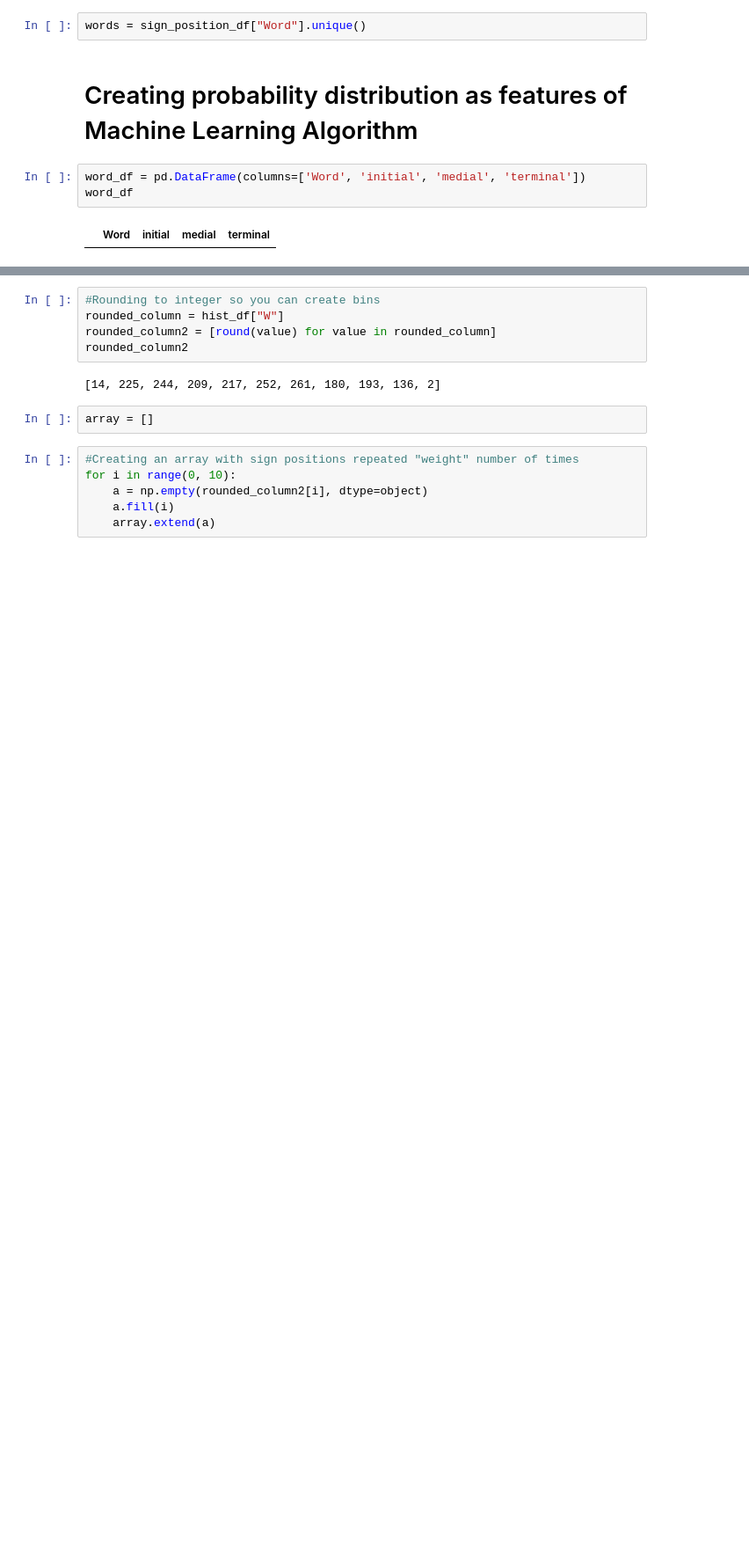
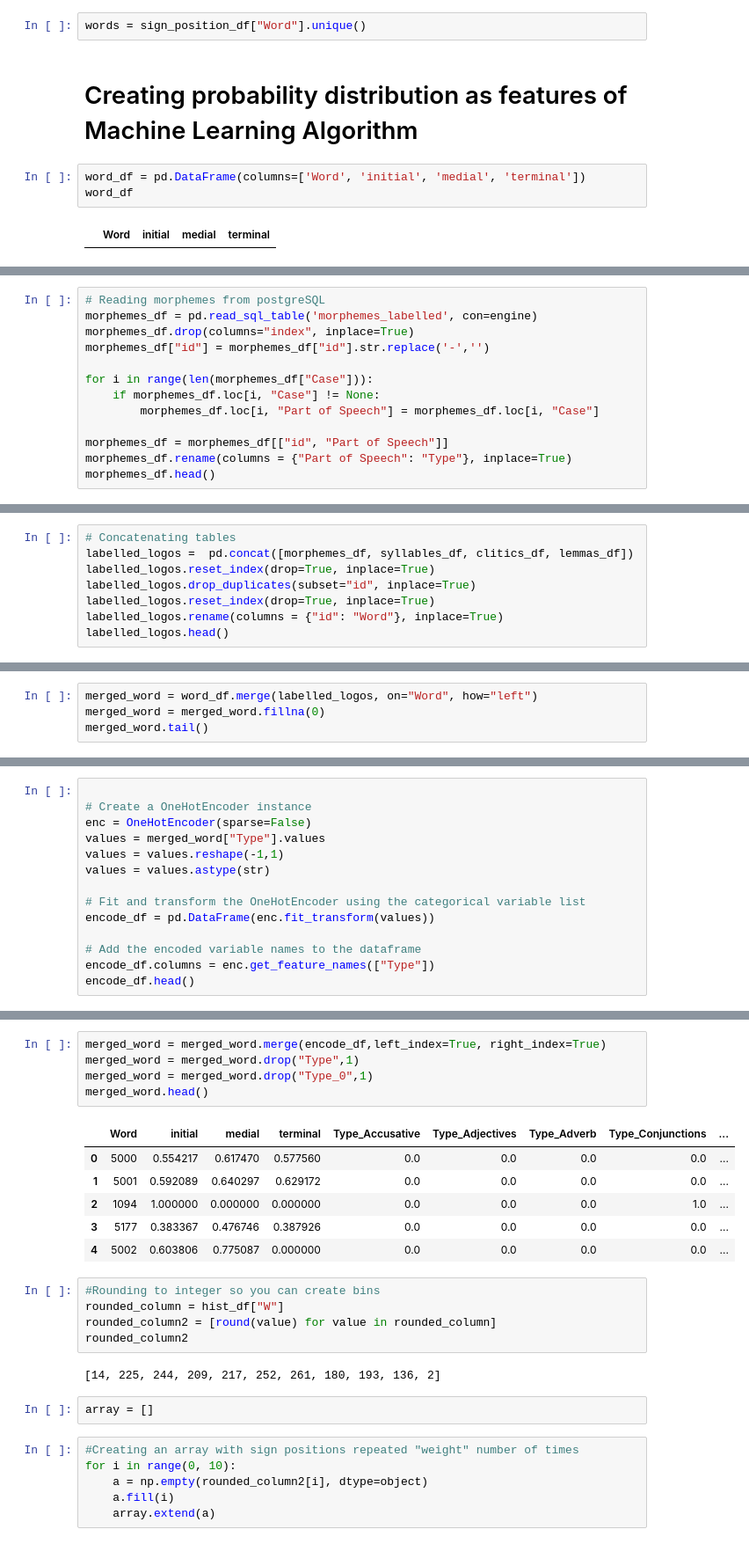
Before and after one commit to Kee2u/Deciphering_the_Indus_Valley_Script, a Jupyter notebook: Statistical_Analysis/Histogram_Probability_Distribution.ipynb, the cells around one changed output, grey strips where cells are left out. Shown at 88% size. Drawn from its saved outputs; the diff is of its cells as text; blank space fills up the shorter version.

```diff
--- a/Statistical_Analysis/Histogram_Probability_Distribution.ipynb
+++ b/Statistical_Analysis/Histogram_Probability_Distribution.ipynb
@@ -177,0 +235,13 @@ clitics_df.head()
+# %%
+# Reading morphemes from postgreSQL
+morphemes_df = pd.read_sql_table('morphemes_labelled', con=engine)
+morphemes_df.drop(columns="index", inplace=True)
+morphemes_df["id"] = morphemes_df["id"].str.replace('-','')
+
+for i in range(len(morphemes_df["Case"])):
+    if morphemes_df.loc[i, "Case"] != None:
+        morphemes_df.loc[i, "Part of Speech"] = morphemes_df.loc[i, "Case"]
+
+morphemes_df = morphemes_df[["id", "Part of Speech"]]
+morphemes_df.rename(columns = {"Part of Speech": "Type"}, inplace=True)
+morphemes_df.head()
@@ -177,0 +255,8 @@ clitics_df.head()
+# %%
+# Concatenating tables
+labelled_logos =  pd.concat([morphemes_df, syllables_df, clitics_df, lemmas_df])
+labelled_logos.reset_index(drop=True, inplace=True)
+labelled_logos.drop_duplicates(subset="id", inplace=True)
+labelled_logos.reset_index(drop=True, inplace=True)
+labelled_logos.rename(columns = {"id": "Word"}, inplace=True)
+labelled_logos.head()
@@ -177,0 +270,4 @@ clitics_df.head()
+# %%
+merged_word = word_df.merge(labelled_logos, on="Word", how="left")
+merged_word = merged_word.fillna(0)
+merged_word.tail()
@@ -177,0 +281,14 @@ clitics_df.head()
+# %%
+
+# Create a OneHotEncoder instance
+enc = OneHotEncoder(sparse=False)
+values = merged_word["Type"].values
+values = values.reshape(-1,1)
+values = values.astype(str)
+
+# Fit and transform the OneHotEncoder using the categorical variable list
+encode_df = pd.DataFrame(enc.fit_transform(values))
+
+# Add the encoded variable names to the dataframe
+encode_df.columns = enc.get_feature_names(["Type"])
+encode_df.head()
@@ -178,3 +302,15 @@ clitics_df.head()
+# %%
+merged_word = merged_word.merge(encode_df,left_index=True, right_index=True)
+merged_word = merged_word.drop("Type",1)
+merged_word = merged_word.drop("Type_0",1)
+merged_word.head()
+# %% [output]
+|  | Word | initial | medial | terminal | Type_Accusative | Type_Adjectives | Type_Adverb | Type_Conjunctions | ... |
+| 0 | 5000 | 0.554217 | 0.617470 | 0.577560 | 0.0 | 0.0 | 0.0 | 0.0 | ... |
+| 1 | 5001 | 0.592089 | 0.640297 | 0.629172 | 0.0 | 0.0 | 0.0 | 0.0 | ... |
+| 2 | 1094 | 1.000000 | 0.000000 | 0.000000 | 0.0 | 0.0 | 0.0 | 1.0 | ... |
+| 3 | 5177 | 0.383367 | 0.476746 | 0.387926 | 0.0 | 0.0 | 0.0 | 0.0 | ... |
+| 4 | 5002 | 0.603806 | 0.775087 | 0.000000 | 0.0 | 0.0 | 0.0 | 0.0 | ... |
 # %%
 #Rounding to integer so you can create bins
 rounded_column = hist_df["W"]
```
Also changed, not shown: parts of 12 cells of this notebook.
